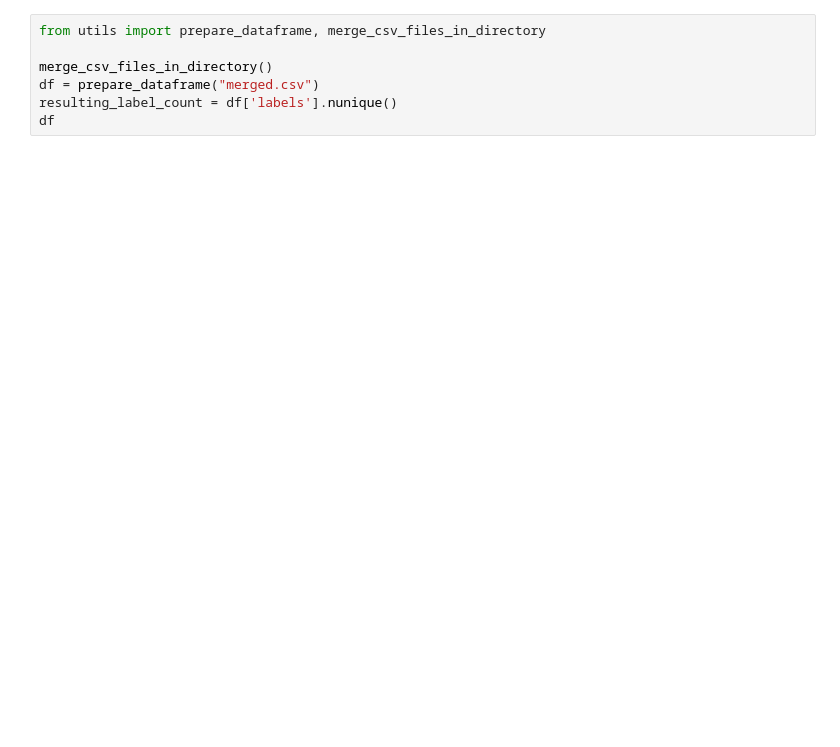
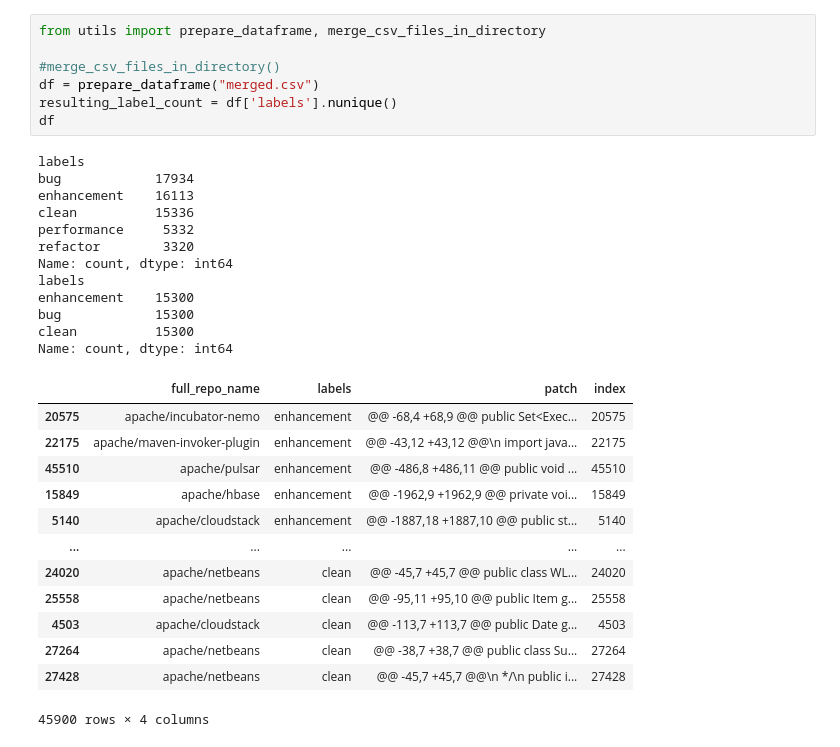
Before and after one commit to FSMVU-Tubitak-1001-Kod-Analiz/metadata-nn-model, a Jupyter notebook: embedding_creator.ipynb, the cells around one changed output. Drawn from its saved outputs; the diff is of its cells as text; blank space fills up the shorter version.

```diff
--- a/embedding_creator.ipynb
+++ b/embedding_creator.ipynb
@@ -1,10 +1,36 @@
 # %%
 from utils import prepare_dataframe, merge_csv_files_in_directory
 
-merge_csv_files_in_directory()
+#merge_csv_files_in_directory()
 df = prepare_dataframe("merged.csv")
 resulting_label_count = df['labels'].nunique()
 df
+# %% [output]
+labels
+bug            17934
+enhancement    16113
+clean          15336
+performance     5332
+refactor        3320
+Name: count, dtype: int64
+labels
+enhancement    15300
+bug            15300
+clean          15300
+Name: count, dtype: int64
+|  | full_repo_name | labels | patch | index |
+| 20575 | apache/incubator-nemo | enhancement | @@ -68,4 +68,9 @@ public Set<Exec... | 20575 |
+| 22175 | apache/maven-invoker-plugin | enhancement | @@ -43,12 +43,12 @@\n import java... | 22175 |
+| 45510 | apache/pulsar | enhancement | @@ -486,8 +486,11 @@ public void ... | 45510 |
+| 15849 | apache/hbase | enhancement | @@ -1962,9 +1962,9 @@ private voi... | 15849 |
+| 5140 | apache/cloudstack | enhancement | @@ -1887,18 +1887,10 @@ public st... | 5140 |
+| ... | ... | ... | ... | ... |
+| 24020 | apache/netbeans | clean | @@ -45,7 +45,7 @@ public class WL... | 24020 |
+| 25558 | apache/netbeans | clean | @@ -95,11 +95,10 @@ public Item g... | 25558 |
+| 4503 | apache/cloudstack | clean | @@ -113,7 +113,7 @@ public Date g... | 4503 |
+| 27264 | apache/netbeans | clean | @@ -38,7 +38,7 @@ public class Su... | 27264 |
+| 27428 | apache/netbeans | clean | @@ -45,7 +45,7 @@\n */\n public i... | 27428 |
+45900 rows × 4 columns
 # %%
 from transformers import AutoTokenizer, AutoModel
 import torch
```
Also changed, not shown: parts of 4 cells of this notebook, 4 other files.
